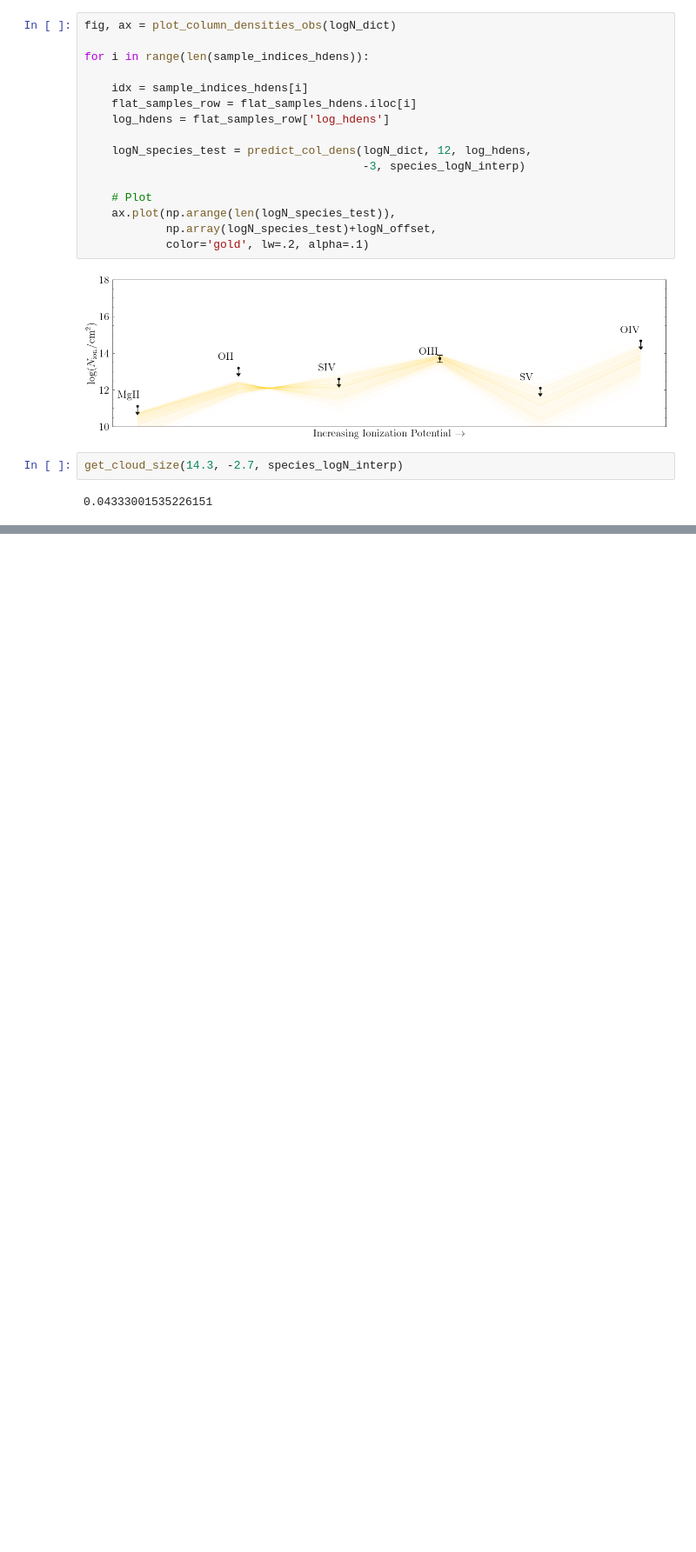
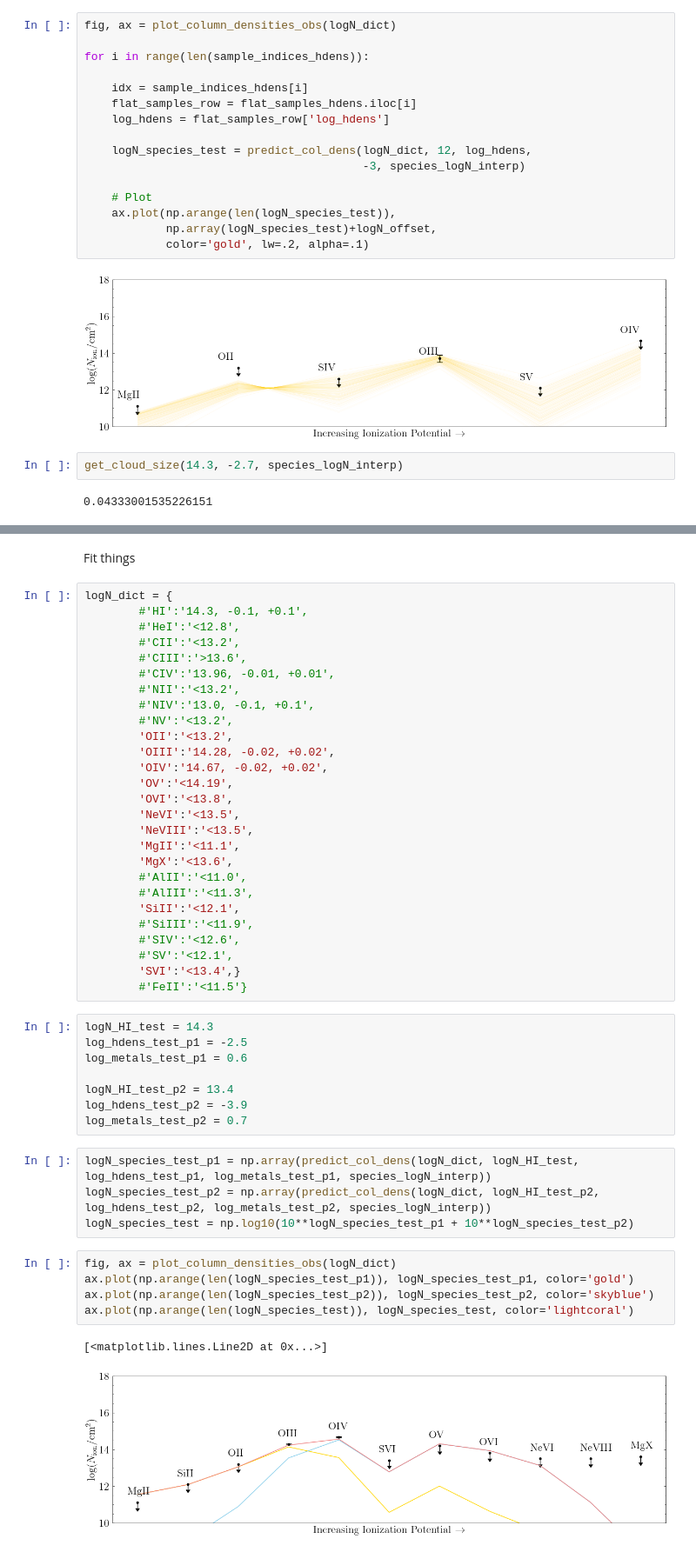
Before and after one commit to suyashk12/cgm_science, a Jupyter notebook: cloudy_fitting/z=1.09_cloudy_fit.ipynb, the cells around one changed output, grey strips where cells are left out. Shown at 87% size. Cells and saved outputs as stored; diff of their text form; blank space fills up the shorter version.

```diff
--- a/cloudy_fitting/z=1.09_cloudy_fit.ipynb
+++ b/cloudy_fitting/z=1.09_cloudy_fit.ipynb
@@ -720,0 +757,49 @@ get_cloud_size(14.3, -2.7, species_logN_interp)
+# %% [markdown]
+Fit things
+# %%
+logN_dict = {
+        #'HI':'14.3, -0.1, +0.1',
+        #'HeI':'<12.8',
+        #'CII':'<13.2',
+        #'CIII':'>13.6',
+        #'CIV':'13.96, -0.01, +0.01',
+        #'NII':'<13.2',
+        #'NIV':'13.0, -0.1, +0.1',
+        #'NV':'<13.2',
+        'OII':'<13.2',
+        'OIII':'14.28, -0.02, +0.02',
+        'OIV':'14.67, -0.02, +0.02',
+        'OV':'<14.19',
+        'OVI':'<13.8',
+        'NeVI':'<13.5',
+        'NeVIII':'<13.5',
+        'MgII':'<11.1',
+        'MgX':'<13.6',
+        #'AlII':'<11.0',
+        #'AlIII':'<11.3',
+        'SiII':'<12.1',
+        #'SiIII':'<11.9',
+        #'SIV':'<12.6',
+        #'SV':'<12.1',
+        'SVI':'<13.4',}
+        #'FeII':'<11.5'}
+# %%
+logN_HI_test = 14.3
+log_hdens_test_p1 = -2.5
+log_metals_test_p1 = 0.6
+
+logN_HI_test_p2 = 13.4
+log_hdens_test_p2 = -3.9
+log_metals_test_p2 = 0.7
+# %%
+logN_species_test_p1 = np.array(predict_col_dens(logN_dict, logN_HI_test, log_hdens_test_p1, log_metals_test_p1, species_logN_interp))
+logN_species_test_p2 = np.array(predict_col_dens(logN_dict, logN_HI_test_p2, log_hdens_test_p2, log_metals_test_p2, species_logN_interp))
+logN_species_test = np.log10(10**logN_species_test_p1 + 10**logN_species_test_p2)
+# %%
+fig, ax = plot_column_densities_obs(logN_dict)
+ax.plot(np.arange(len(logN_species_test_p1)), logN_species_test_p1, color='gold')
+ax.plot(np.arange(len(logN_species_test_p2)), logN_species_test_p2, color='skyblue')
+ax.plot(np.arange(len(logN_species_test)), logN_species_test, color='lightcoral')
+# %% [output]
+[<matplotlib.lines.Line2D at 0x...>]
+[figure, added]
```
Also changed, not shown: parts of 23 cells of this notebook, 2 other files.
